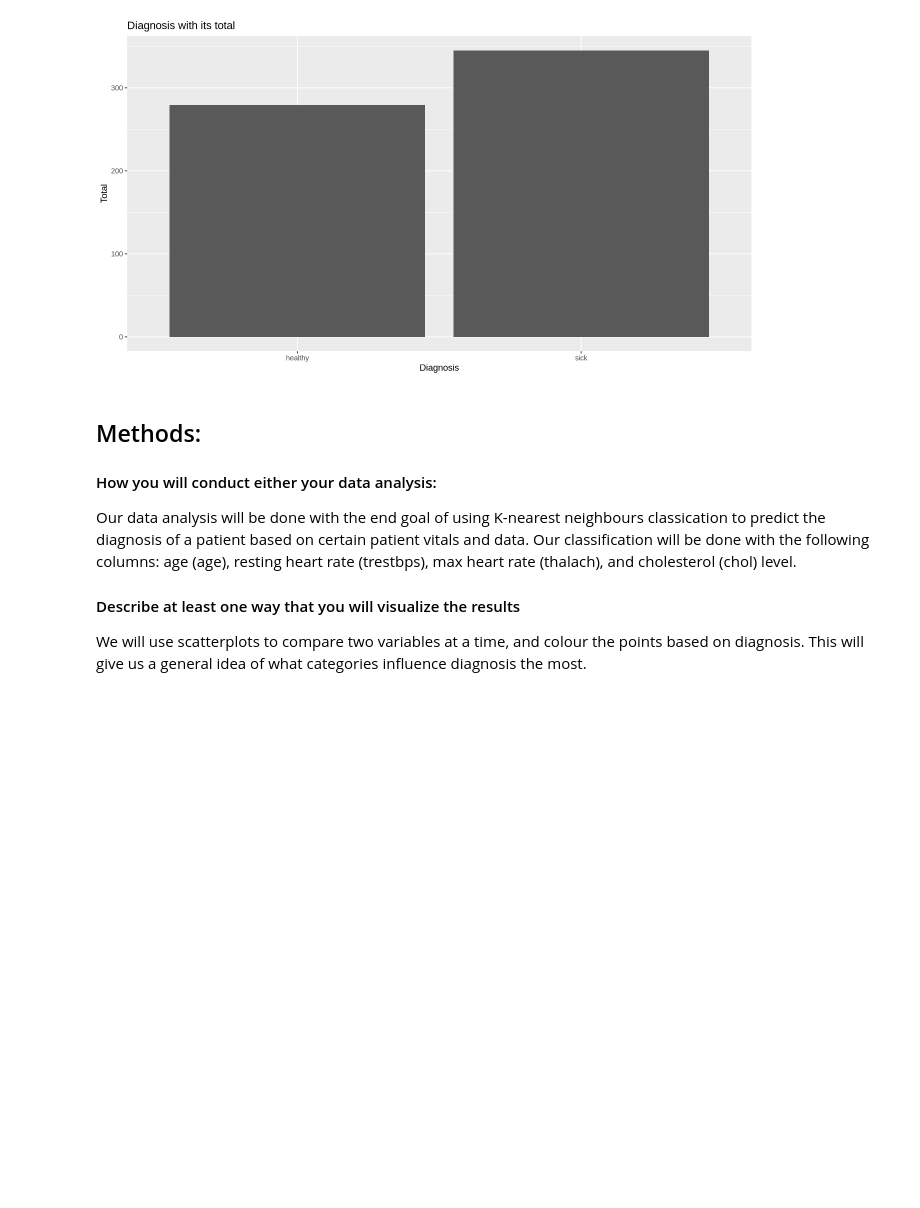
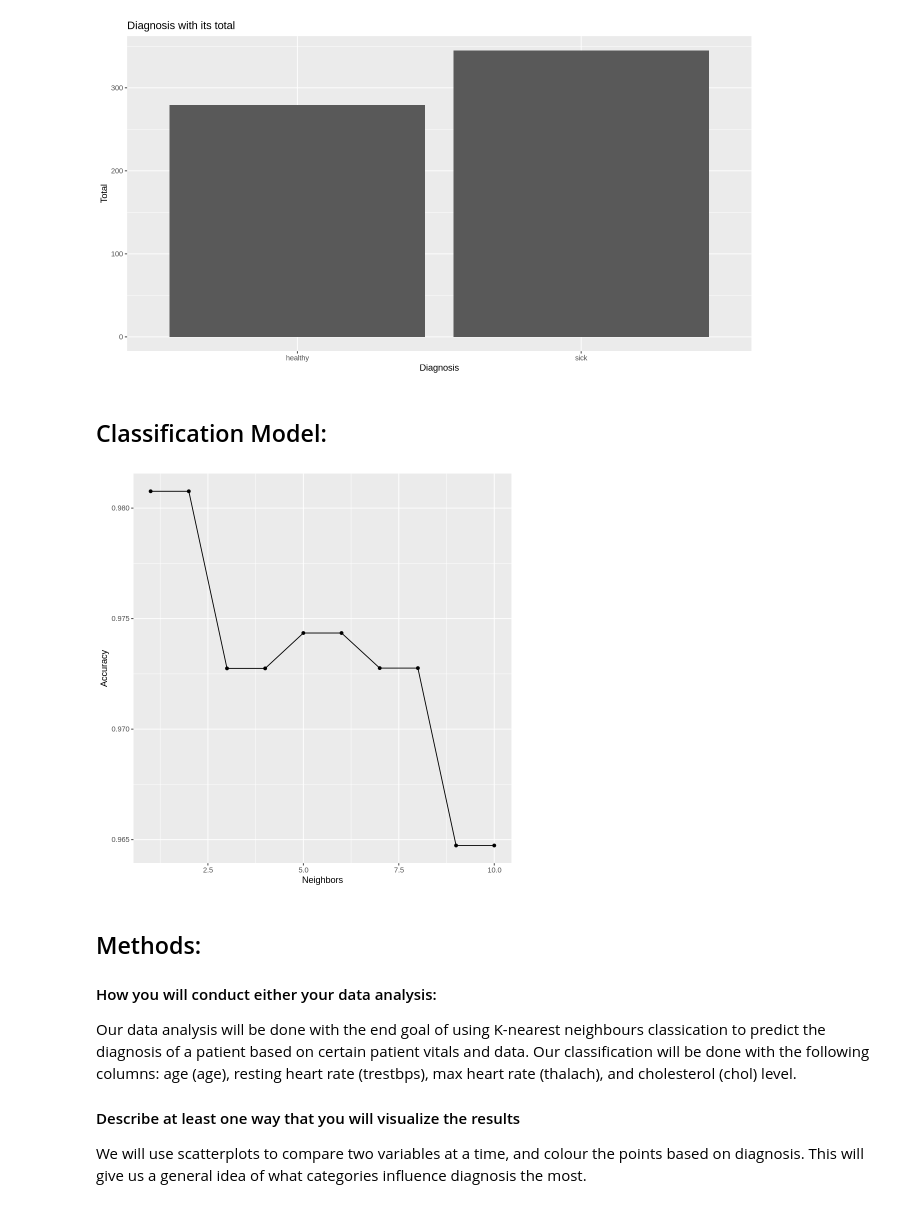
Before and after one commit to charlie-carter/dsci100project, a Jupyter notebook: report.ipynb, the cells around one changed output. Saved outputs shown, nothing was run; the diff lists cells and outputs as text; code cells hidden in the pictures; blank space fills up the shorter version.

```diff
--- a/report.ipynb
+++ b/report.ipynb
@@ -137,7 +150,7 @@ A data.frame: 6 × 6
 ## splitting the data
 set.seed(3456)
 
-data_split <- initial_split(data, prop = 3/4, strata = diagnosis)
+data_split <- initial_split(data, prop = 0.75, strata = diagnosis)
 training_data <- training(data_split)
 testing_data <- testing(data_split)
 # %% [markdown]
@@ -223,6 +236,41 @@ diagnosis_plot <- ggplot(training_data, aes(x = diagnosis)) +
 diagnosis_plot
 # %% [output]
 [figure]
+# %% [markdown]
+## Classification Model:
+# %%
+set.seed(1234)
+
+training_recipe <- recipe(diagnosis ~., data = training_data) |>
+    step_center(all_predictors()) |>
+    step_scale(all_predictors())
+
+heart_spec <- nearest_neighbor(weight_func = "rectangular", neighbors = tune()) |>
+  set_engine("kknn") |>
+  set_mode("classification")
+
+training_vfold <- vfold_cv(training_data, v = 5, strata = diagnosis)
+
+values <- tibble(neighbors = seq(from = 1, to = 10, by = 1))
+
+tuned_workflow <- workflow() |>
+    add_recipe(training_recipe) |>
+    add_model(heart_spec) |>
+    tune_grid(resamples = training_vfold, grid = values) |>
+    collect_metrics()
+
+tuned_workflow <- tuned_workflow |>
+    filter(.metric == "accuracy")
+
+cross_val_plot <- ggplot(tuned_workflow, aes(x = neighbors, y = mean)) +
+    geom_point() +
+    geom_line() +
+    xlab("Neighbors") +
+    ylab("Accuracy")
+
+cross_val_plot
+# %% [output]
+[figure, added]
 # %% [markdown]
 ## Methods:
 
```
Also changed, not shown: parts of 3 cells of this notebook.
